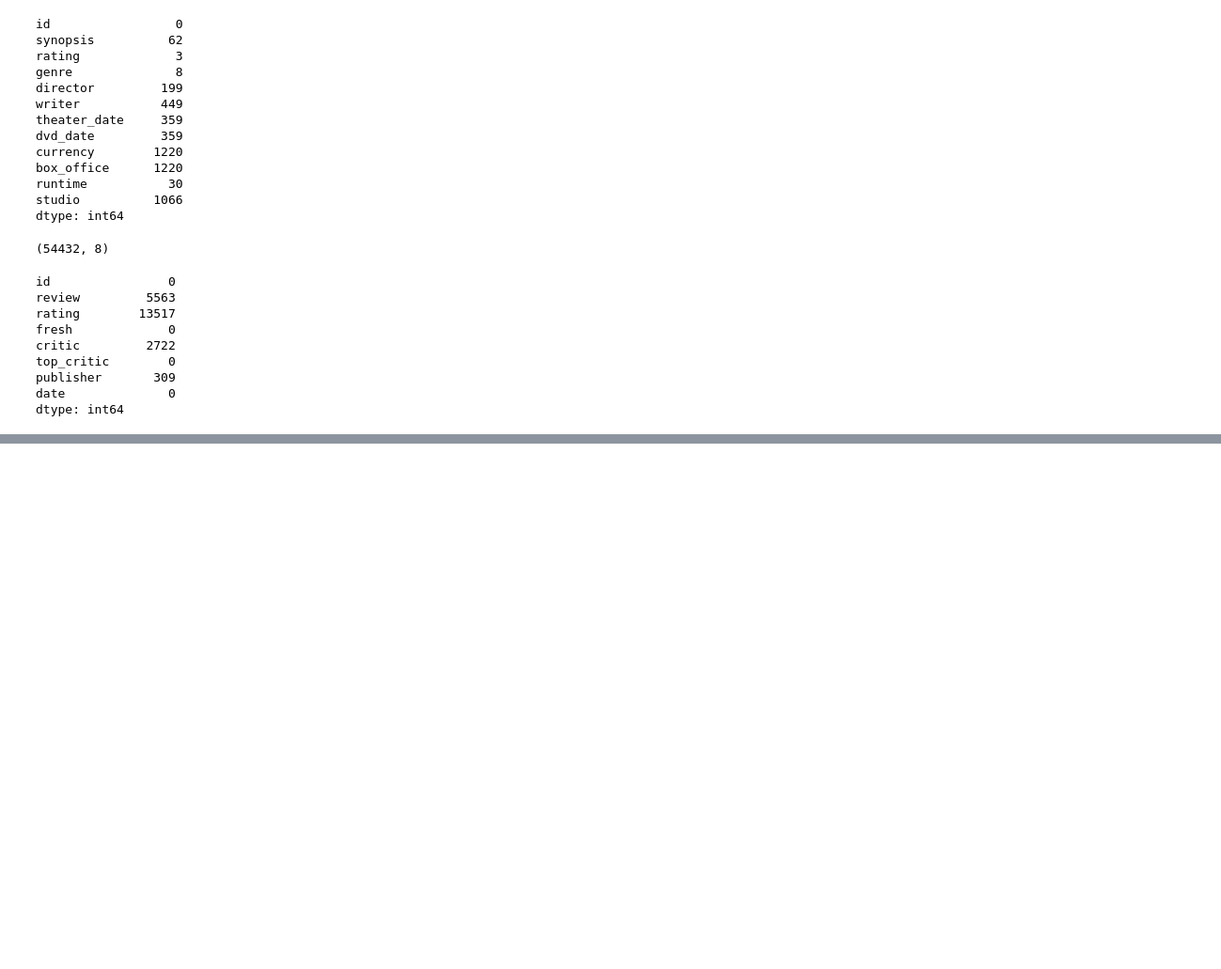
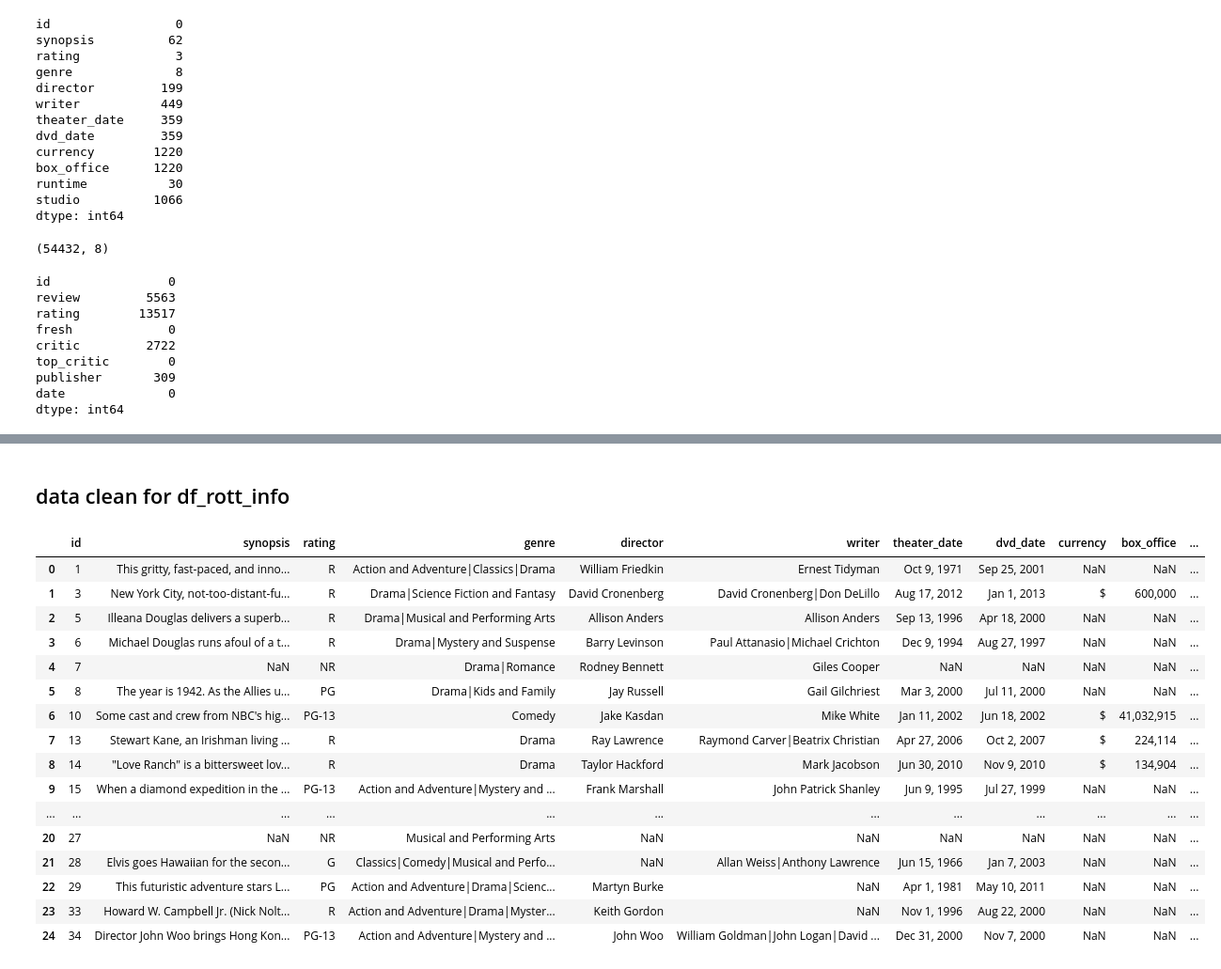
Before and after one commit to SunTzuLombardi/MovieStudioCapstone, a Jupyter notebook: student.ipynb, the cells around one changed output, grey strips where cells are left out. Shown: that part at 94% size. Cells and saved outputs as stored; diff of their text form; code cells hidden in the pictures; blank space fills up the shorter version.

Commit message:
Post initial Loand and Data Clean

```diff
--- a/student.ipynb
+++ b/student.ipynb
@@ -275,0 +622,22 @@ dtype: int64
+# %% [markdown]
+## data clean for df_rott_info
+# %%
+df_rott_info.head(25)
+# %% [output]
+|  | id | synopsis | rating | genre | director | writer | theater_date | dvd_date | currency | box_office | ... |
+| 0 | 1 | This gritty, fast-paced, and inno... | R | Action and Adventure|Classics|Drama | William Friedkin | Ernest Tidyman | Oct 9, 1971 | Sep 25, 2001 | NaN | NaN | ... |
+| 1 | 3 | New York City, not-too-distant-fu... | R | Drama|Science Fiction and Fantasy | David Cronenberg | David Cronenberg|Don DeLillo | Aug 17, 2012 | Jan 1, 2013 | $ | 600,000 | ... |
+| 2 | 5 | Illeana Douglas delivers a superb... | R | Drama|Musical and Performing Arts | Allison Anders | Allison Anders | Sep 13, 1996 | Apr 18, 2000 | NaN | NaN | ... |
+| 3 | 6 | Michael Douglas runs afoul of a t... | R | Drama|Mystery and Suspense | Barry Levinson | Paul Attanasio|Michael Crichton | Dec 9, 1994 | Aug 27, 1997 | NaN | NaN | ... |
+| 4 | 7 | NaN | NR | Drama|Romance | Rodney Bennett | Giles Cooper | NaN | NaN | NaN | NaN | ... |
+| 5 | 8 | The year is 1942. As the Allies u... | PG | Drama|Kids and Family | Jay Russell | Gail Gilchriest | Mar 3, 2000 | Jul 11, 2000 | NaN | NaN | ... |
+| 6 | 10 | Some cast and crew from NBC's hig... | PG-13 | Comedy | Jake Kasdan | Mike White | Jan 11, 2002 | Jun 18, 2002 | $ | 41,032,915 | ... |
+| 7 | 13 | Stewart Kane, an Irishman living ... | R | Drama | Ray Lawrence | Raymond Carver|Beatrix Christian | Apr 27, 2006 | Oct 2, 2007 | $ | 224,114 | ... |
+| 8 | 14 | "Love Ranch" is a bittersweet lov... | R | Drama | Taylor Hackford | Mark Jacobson | Jun 30, 2010 | Nov 9, 2010 | $ | 134,904 | ... |
+| 9 | 15 | When a diamond expedition in the ... | PG-13 | Action and Adventure|Mystery and ... | Frank Marshall | John Patrick Shanley | Jun 9, 1995 | Jul 27, 1999 | NaN | NaN | ... |
+| ... | ... | ... | ... | ... | ... | ... | ... | ... | ... | ... | ... |
+| 20 | 27 | NaN | NR | Musical and Performing Arts | NaN | NaN | NaN | NaN | NaN | NaN | ... |
+| 21 | 28 | Elvis goes Hawaiian for the secon... | G | Classics|Comedy|Musical and Perfo... | NaN | Allan Weiss|Anthony Lawrence | Jun 15, 1966 | Jan 7, 2003 | NaN | NaN | ... |
+| 22 | 29 | This futuristic adventure stars L... | PG | Action and Adventure|Drama|Scienc... | Martyn Burke | NaN | Apr 1, 1981 | May 10, 2011 | NaN | NaN | ... |
+| 23 | 33 | Howard W. Campbell Jr. (Nick Nolt... | R | Action and Adventure|Drama|Myster... | Keith Gordon | NaN | Nov 1, 1996 | Aug 22, 2000 | NaN | NaN | ... |
+| 24 | 34 | Director John Woo brings Hong Kon... | PG-13 | Action and Adventure|Mystery and ... | John Woo | William Goldman|John Logan|David ... | Dec 31, 2000 | Nov 7, 2000 | NaN | NaN | ... |
```
Also changed, not shown: parts of 96 cells of this notebook, 4 other files.
